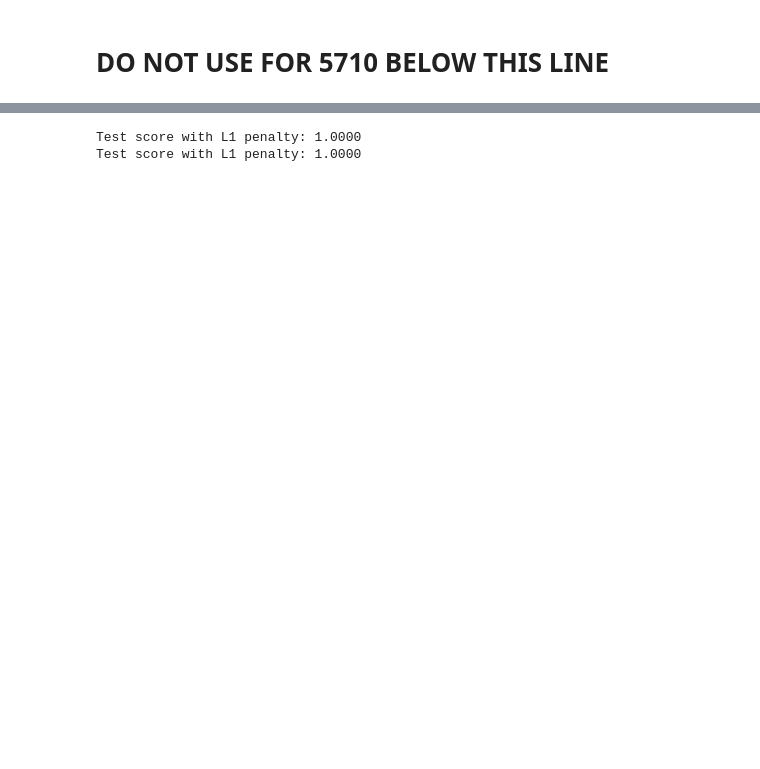
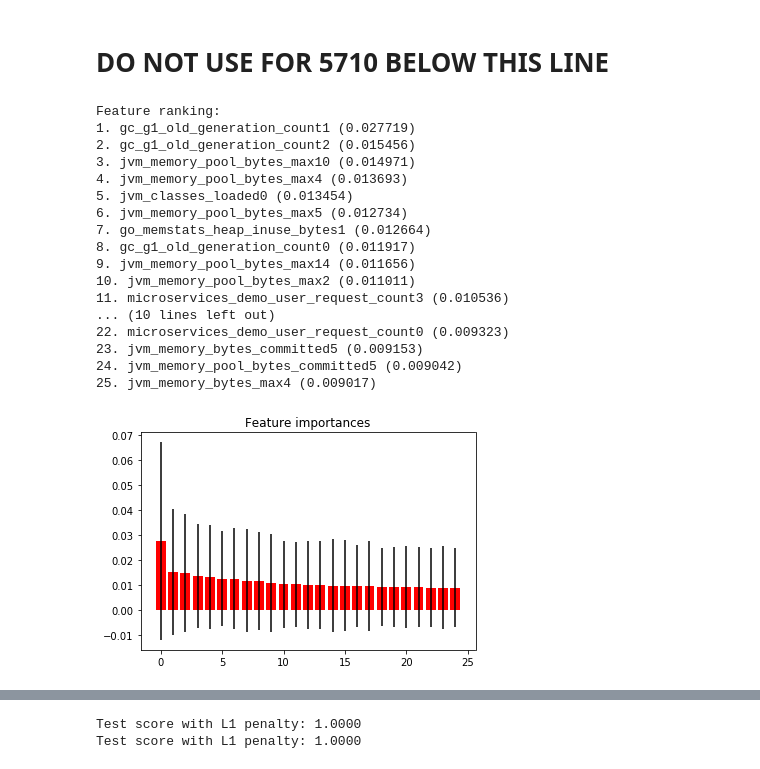
Before and after one commit to kc834/microservices-demo, a Jupyter notebook: train.ipynb, the cells around one changed output, grey strips where cells are left out. Drawn from its saved outputs; the diff is of its cells as text; code cells hidden in the pictures; blank space fills up the shorter version.

Commit message:
Bug Fixes in train.ipynb

```diff
--- a/train.ipynb
+++ b/train.ipynb
@@ -113,3 +114,61 @@ y_train = y_train - np.mean(y_train) > 0
 y_train = np.array( y_train , dtype = np.int )
 y_test = y_test - np.mean(y_test) > 0
 y_test = np.array( y_test , dtype = np.int )
+# %%
+from sklearn.datasets import make_classification
+from sklearn.ensemble import ExtraTreesClassifier
+
+# Build a classification task using 3 informative features
+# X_train, y_train = make_classification(n_samples=127,
+#                            n_features=128,
+#                            n_informative=4,
+#                            n_redundant=0,
+#                            n_repeated=0,
+#                            n_classes=2,
+#                            random_state=0,
+#                            shuffle=False)
+
+# Build a forest and compute the feature importances
+forest = ExtraTreesClassifier(n_estimators=500,
+                              random_state=0)
+
+forest.fit(X_train , y_train)
+importances = forest.feature_importances_
+std = np.std([tree.feature_importances_ for tree in forest.estimators_],
+             axis=0)
+indices = np.argsort(importances)[::-1]
+indices = indices[:25]
+# importances = importances[:5
+# Print the feature ranking
+print("Feature ranking:")
+
+for f in range(len(indices)):
+    print("%d. %s (%f)" % (f + 1, final_list_of_features[indices[f]] , importances[indices[f]] ))
+
+# Plot the feature importances of the forest
+plt.figure()
+plt.title("Feature importances")
+plt.bar(range(len(indices)), importances[indices],
+       color="r", yerr=std[indices], align="center")
+# plt.xticks(range(X.shape[1]), indices)
+# plt.xlim([-1, X.shape[1]])
+plt.show()
+# %% [output]
+Feature ranking:
+1. gc_g1_old_generation_count1 (0.027719)
+2. gc_g1_old_generation_count2 (0.015456)
+3. jvm_memory_pool_bytes_max10 (0.014971)
+4. jvm_memory_pool_bytes_max4 (0.013693)
+5. jvm_classes_loaded0 (0.013454)
+6. jvm_memory_pool_bytes_max5 (0.012734)
+7. go_memstats_heap_inuse_bytes1 (0.012664)
+8. gc_g1_old_generation_count0 (0.011917)
+9. jvm_memory_pool_bytes_max14 (0.011656)
+10. jvm_memory_pool_bytes_max2 (0.011011)
+11. microservices_demo_user_request_count3 (0.010536)
+... (10 lines left out)
+22. microservices_demo_user_request_count0 (0.009323)
+23. jvm_memory_bytes_committed5 (0.009153)
+24. jvm_memory_pool_bytes_committed5 (0.009042)
+25. jvm_memory_bytes_max4 (0.009017)
+[figure, added]
```
Also changed, not shown: parts of 16 cells of this notebook.
